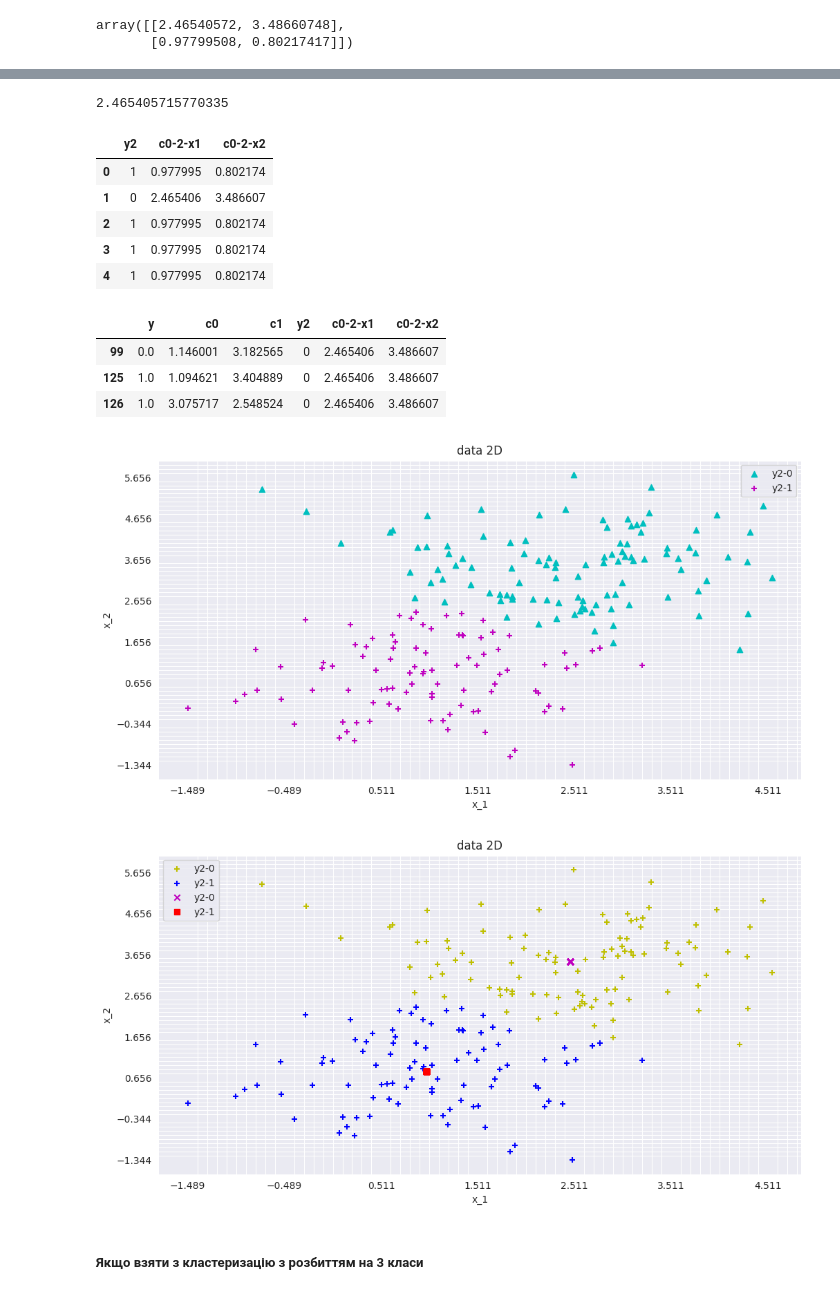
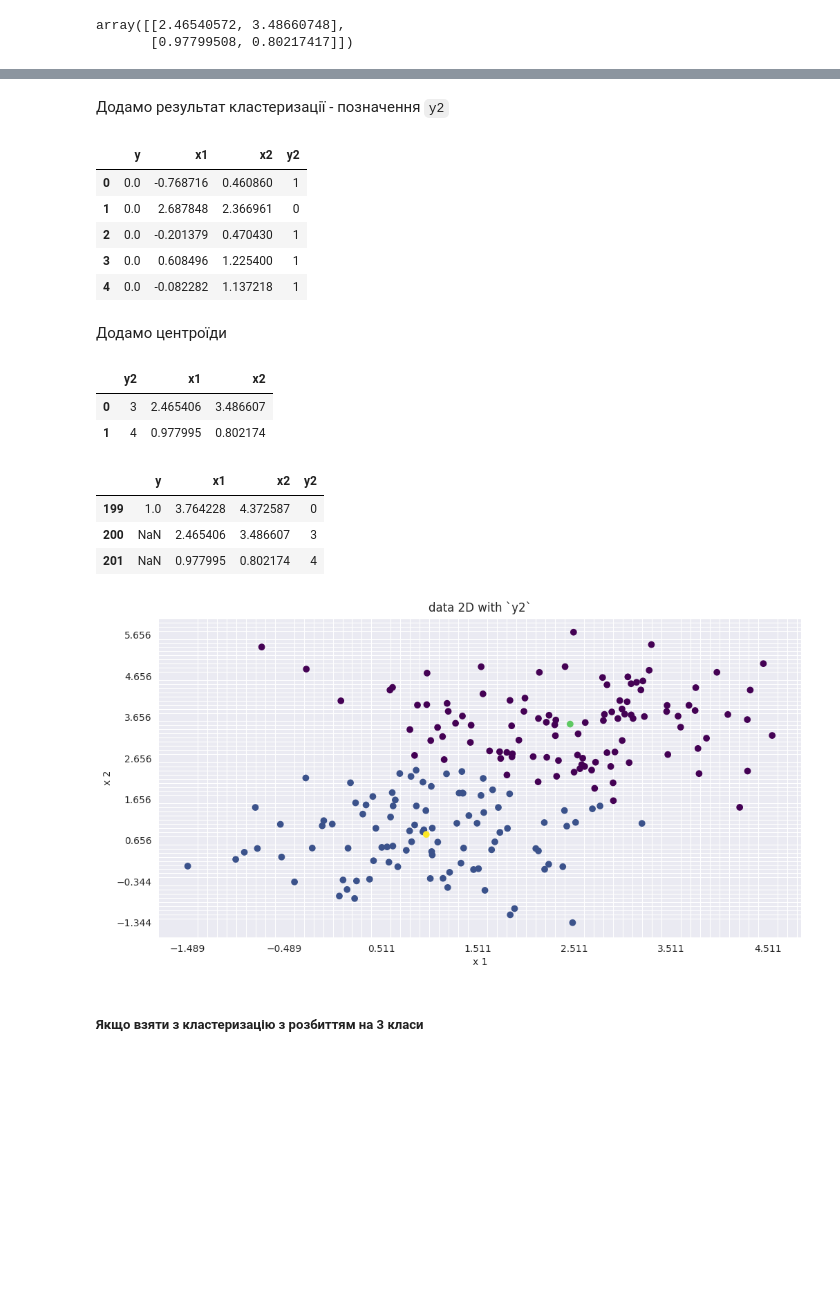
Before and after one commit to DenysTantsiura/datas, a Jupyter notebook: Hw_6/Hw6.v1.ipynb, the cells around one changed output, grey strips where cells are left out. Saved outputs shown, nothing was run; the diff lists cells and outputs as text; code cells hidden in the pictures; blank space fills up the shorter version.

```diff
--- a/Hw_6/Hw6.v1.ipynb
+++ b/Hw_6/Hw6.v1.ipynb
@@ -246,6 +239,2 @@ centroids
 | 0 | 2.465406 | 3.486607 |
 | 1 | 0.977995 | 0.802174 |
-# %%
-centroids.iloc[0]['x1-2-x1']
-# %% [output]
-2.465405715770335
@@ -257,31 +241,38 @@ y2['x2-2-x2'] = [centroids.iloc[0]['x2-2-x2'] if y2['y2'][i] == start else centr
+# %% [markdown]
+Додамо результат кластеризації - позначення `y2`
 # %%
-y2 = pd.DataFrame(y2)
-y2.head()
+y2 = pd.DataFrame({'y2':kmeans[1].labels_})
+data_2d_c = pd.concat([data_2d, y2], axis=1)
+data_2d_c.head()
 # %% [output]
-|  | y2 | c0-2-x1 | c0-2-x2 |
-| 0 | 1 | 0.977995 | 0.802174 |
-| 1 | 0 | 2.465406 | 3.486607 |
-| 2 | 1 | 0.977995 | 0.802174 |
-| 3 | 1 | 0.977995 | 0.802174 |
-| 4 | 1 | 0.977995 | 0.802174 |
+|  | y | x1 | x2 | y2 |
+| 0 | 0.0 | -0.768716 | 0.460860 | 1 |
+| 1 | 0.0 | 2.687848 | 2.366961 | 0 |
+| 2 | 0.0 | -0.201379 | 0.470430 | 1 |
+| 3 | 0.0 | 0.608496 | 1.225400 | 1 |
+| 4 | 0.0 | -0.082282 | 1.137218 | 1 |
-# %%
-data_2d_c = pd.concat([data_2d, y2], axis=1)
-data_2d_c.head(3)
-data_2d_c = data_2d_c.sort_values(by=['y2'])
-data_2d_c.head(3)
-# %% [output]
-|  | y | c0 | c1 | y2 | c0-2-x1 | c0-2-x2 |
-| 99 | 0.0 | 1.146001 | 3.182565 | 0 | 2.465406 | 3.486607 |
-| 125 | 1.0 | 1.094621 | 3.404889 | 0 | 2.465406 | 3.486607 |
-| 126 | 1.0 | 3.075717 | 2.548524 | 0 | 2.465406 | 3.486607 |
+# %% [markdown]
+Додамо центроїди
+# %%
+с2 = pd.DataFrame({'y2':[centroids.shape[0]+1, centroids.shape[0]+2]})
+с2 = pd.concat([с2, centroids], axis=1)
+с2.head()
+# %% [output]
+|  | y2 | x1 | x2 |
+| 0 | 3 | 2.465406 | 3.486607 |
+| 1 | 4 | 0.977995 | 0.802174 |
+# %%
+data_2d_c = pd.concat([data_2d_c, с2], axis=0, ignore_index=True)
+data_2d_c.tail(3)
+# %% [output]
+|  | y | x1 | x2 | y2 |
+| 199 | 1.0 | 3.764228 | 4.372587 | 0 |
+| 200 | NaN | 2.465406 | 3.486607 | 3 |
+| 201 | NaN | 0.977995 | 0.802174 | 4 |
 # %%
-draw_2D_many(df=data_2d_c, as_x=['x1'], as_y=['x2'], mark='y2', title=f'data 2D', xlabel='x_1', ylabel=f'x_2', figsize=(12, 6))
+draw_2D_scatter(as_x=data_2d_c['x1'], as_y=data_2d_c['x2'], mark=data_2d_c['y2'], title=f'data 2D with `y2`', xlabel='x 1', ylabel=f'x 2', figsize=size)
 # %% [output]
-[figure, old version]
+[figure, new version]
-# %%
-draw_2D_many(df=data_2d_c, as_x=['x1', 'x1-2-x1'], as_y=['x2', 'x2-2-x2'], mark='y2', title=f'data 2D', xlabel='x_1', ylabel=f'x_2', figsize=(12, 6))
-# %% [output]
-[figure, removed]
 # %% [markdown]
 ##### Якщо взяти з кластеризацію з розбиттям на 3 класи
 # %%
```
Also changed, not shown: parts of 36 cells of this notebook.
